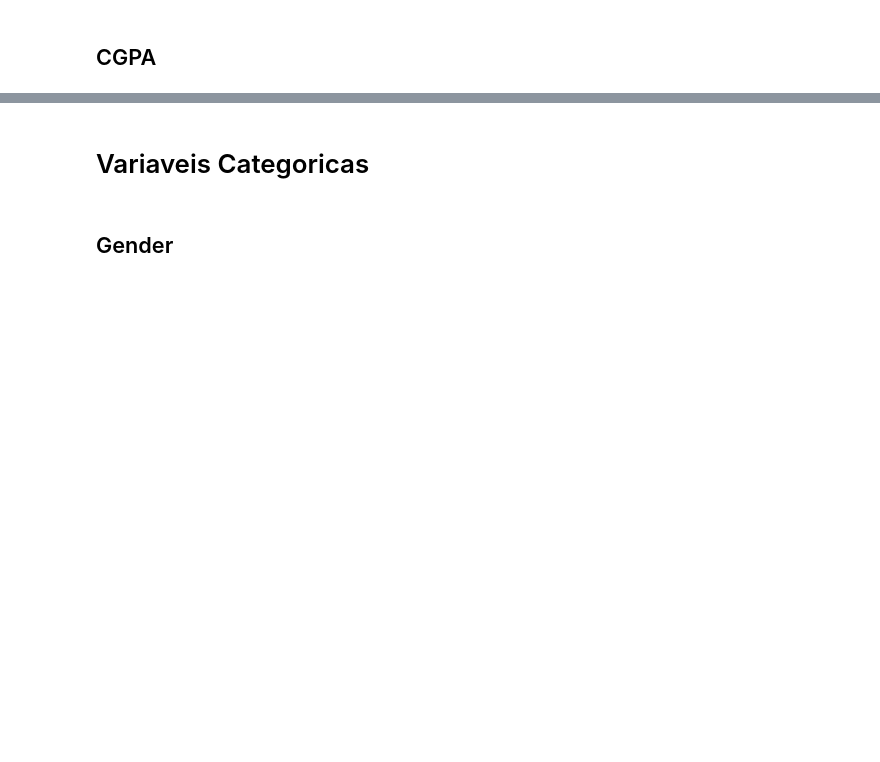
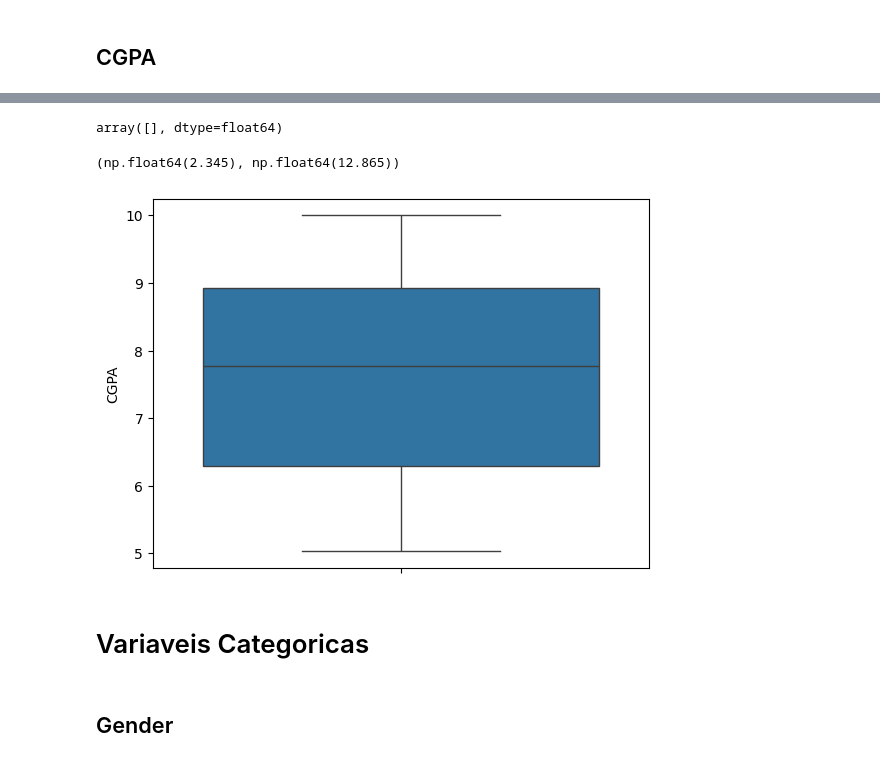
Before and after one commit to gribeiros/depression-dataset, a Jupyter notebook: drepession-dataset.ipynb, the cells around one changed output, grey strips where cells are left out. Cells and saved outputs as stored; diff of their text form; code cells hidden in the pictures; blank space fills up the shorter version.

```diff
--- a/drepession-dataset.ipynb
+++ b/drepession-dataset.ipynb
@@ -67,2 +232,8 @@ df.query('CGPA in @filtered_cgpa',inplace=True)
+# %%
+check_outliers(df['CGPA'])
+# %% [output]
+array([], dtype=float64)
+(np.float64(2.345), np.float64(12.865))
+[figure, added]
 # %% [markdown]
 # Variaveis Categoricas
```
Also changed, not shown: parts of 69 cells of this notebook.
